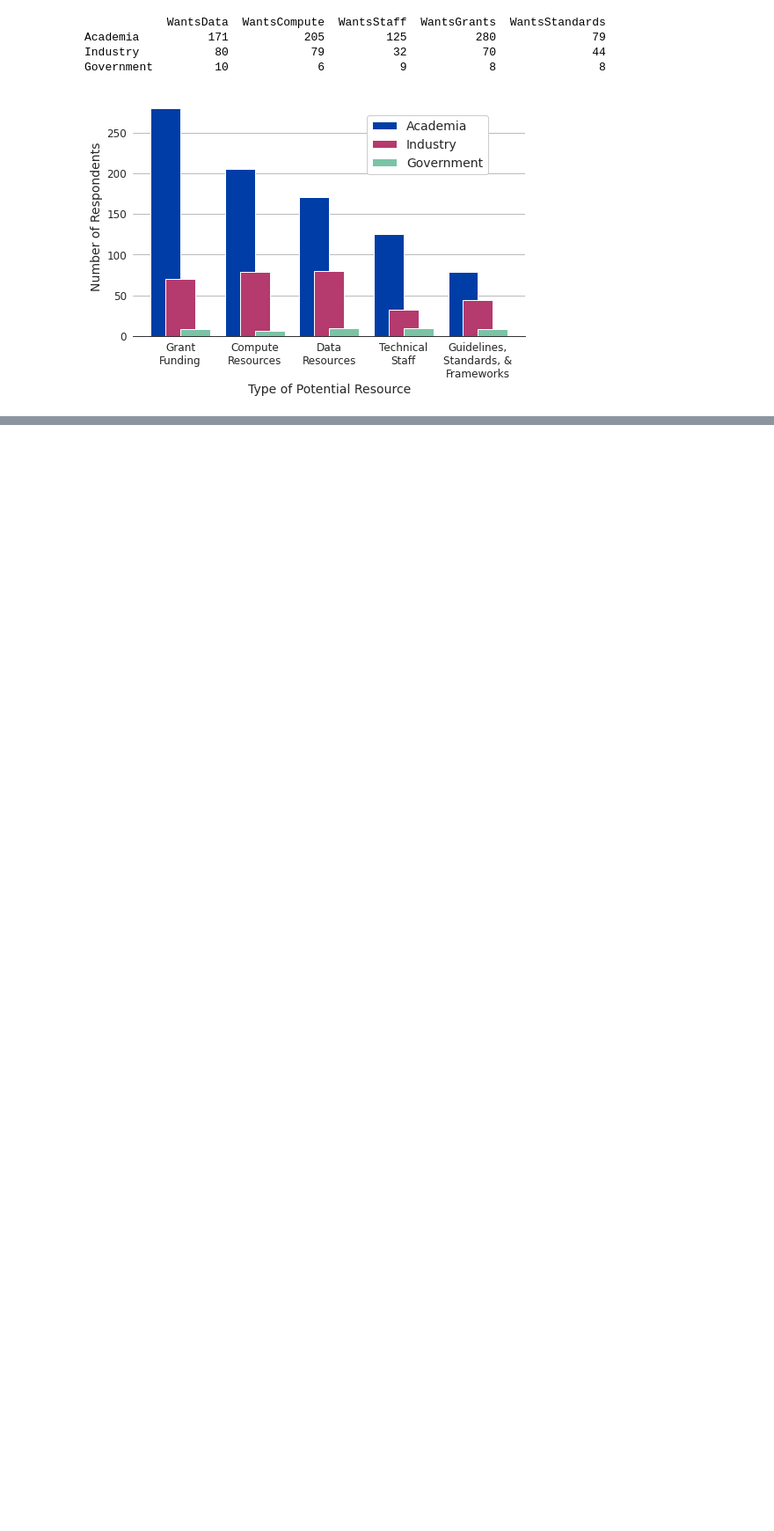
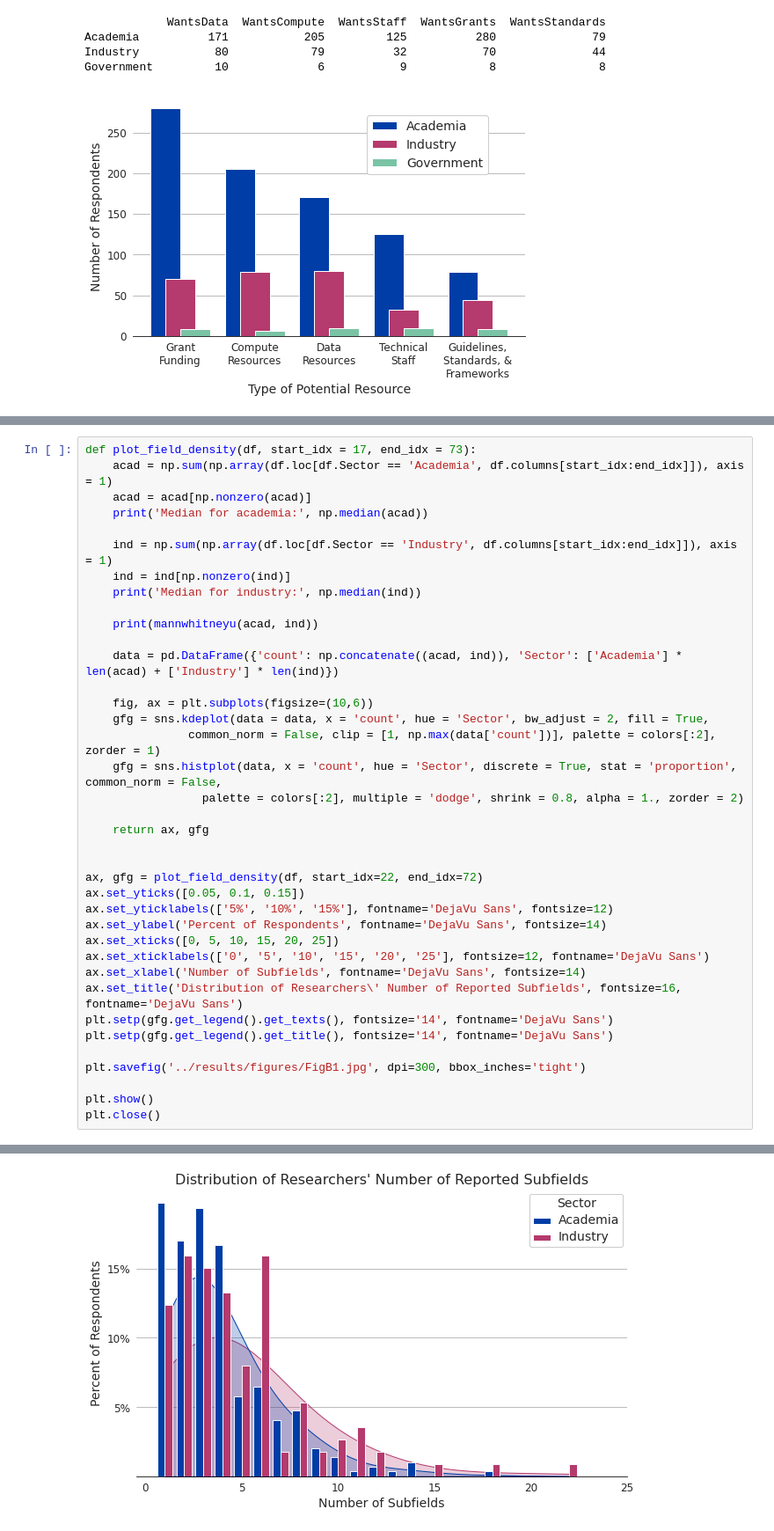
Before and after one commit to georgetown-cset/Compute_Survey_2022, a Jupyter notebook: scripts/paper_figures.ipynb, the cells around one changed output, grey strips where cells are left out. Shown at 88% size. Drawn from its saved outputs; the diff is of its cells as text; blank space fills up the shorter version.

```diff
--- a/scripts/paper_figures.ipynb
+++ b/scripts/paper_figures.ipynb
@@ -1186,0 +1238,39 @@ Government         10             6           9            8               8
+# %%
+def plot_field_density(df, start_idx = 17, end_idx = 73):
+    acad = np.sum(np.array(df.loc[df.Sector == 'Academia', df.columns[start_idx:end_idx]]), axis = 1)
+    acad = acad[np.nonzero(acad)]
+    print('Median for academia:', np.median(acad))
+
+    ind = np.sum(np.array(df.loc[df.Sector == 'Industry', df.columns[start_idx:end_idx]]), axis = 1)
+    ind = ind[np.nonzero(ind)]
+    print('Median for industry:', np.median(ind))
+
+    print(mannwhitneyu(acad, ind))
+
+    data = pd.DataFrame({'count': np.concatenate((acad, ind)), 'Sector': ['Academia'] * len(acad) + ['Industry'] * len(ind)})
+
+    fig, ax = plt.subplots(figsize=(10,6))
+    gfg = sns.kdeplot(data = data, x = 'count', hue = 'Sector', bw_adjust = 2, fill = True,
+               common_norm = False, clip = [1, np.max(data['count'])], palette = colors[:2], zorder = 1)
+    gfg = sns.histplot(data, x = 'count', hue = 'Sector', discrete = True, stat = 'proportion', common_norm = False,
+                 palette = colors[:2], multiple = 'dodge', shrink = 0.8, alpha = 1., zorder = 2)
+
+    return ax, gfg
+
+
+ax, gfg = plot_field_density(df, start_idx=22, end_idx=72)
+ax.set_yticks([0.05, 0.1, 0.15])
+ax.set_yticklabels(['5%', '10%', '15%'], fontname='DejaVu Sans', fontsize=12)
+ax.set_ylabel('Percent of Respondents', fontname='DejaVu Sans', fontsize=14)
+ax.set_xticks([0, 5, 10, 15, 20, 25])
+ax.set_xticklabels(['0', '5', '10', '15', '20', '25'], fontsize=12, fontname='DejaVu Sans')
+ax.set_xlabel('Number of Subfields', fontname='DejaVu Sans', fontsize=14)
+ax.set_title('Distribution of Researchers\' Number of Reported Subfields', fontsize=16, fontname='DejaVu Sans')
+plt.setp(gfg.get_legend().get_texts(), fontsize='14', fontname='DejaVu Sans')
+plt.setp(gfg.get_legend().get_title(), fontsize='14', fontname='DejaVu Sans')
+
+plt.savefig('../results/figures/FigB1.jpg', dpi=300, bbox_inches='tight')
+
+plt.show()
+plt.close()
+# %% [output]
@@ -1186,0 +1280 @@ Government         10             6           9            8               8
+[figure, added]
```
Also changed, not shown: parts of 12 cells of this notebook, 21 other files.
